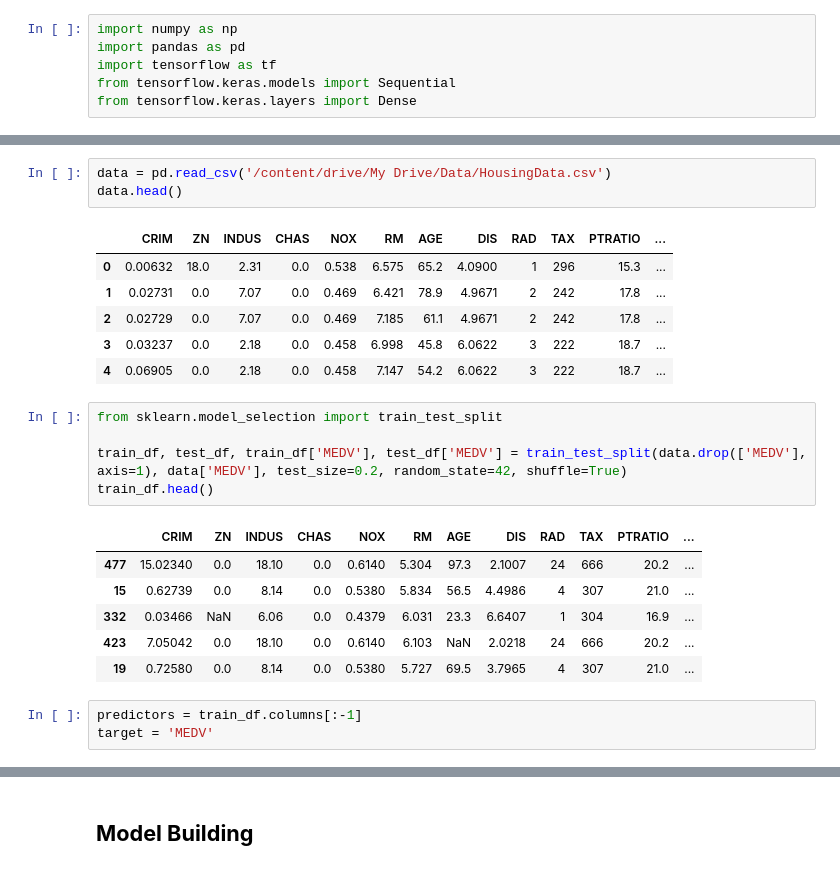
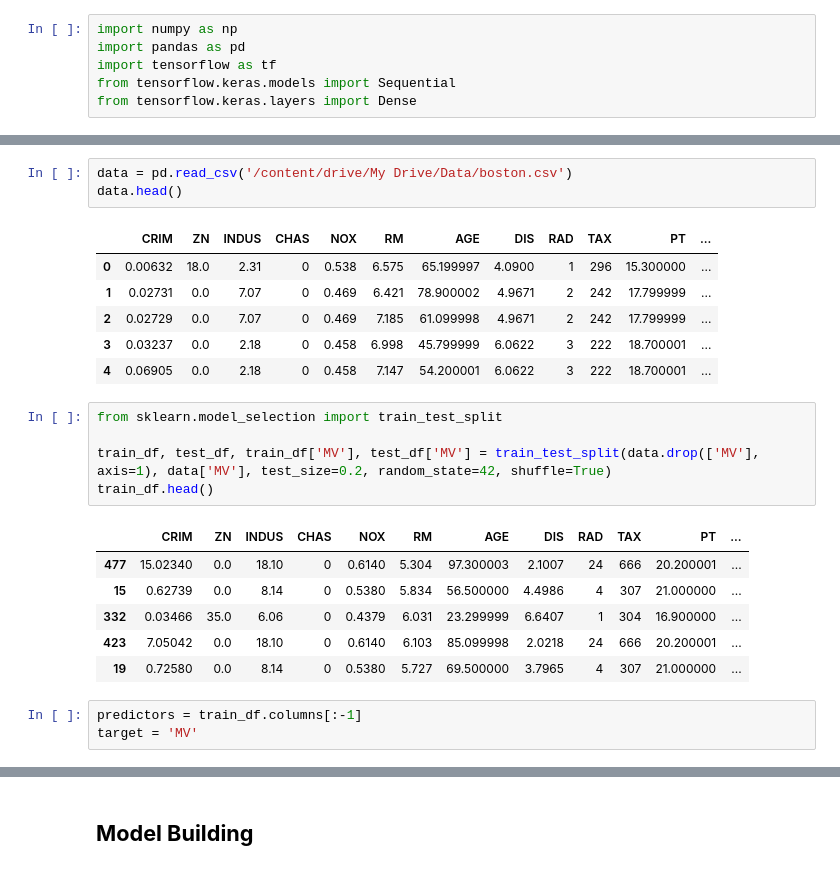
Before and after one commit to pravallika-1305/WISE_ML, a Jupyter notebook: ANN.ipynb, the cells around one changed output, grey strips where cells are left out. Saved outputs shown, nothing was run; the diff lists cells and outputs as text.

```diff
--- a/ANN.ipynb
+++ b/ANN.ipynb
@@ -14,28 +14,28 @@ Mounted at /content/drive
 # %%
-data = pd.read_csv('/content/drive/My Drive/Data/HousingData.csv')
+data = pd.read_csv('/content/drive/My Drive/Data/boston.csv')
 data.head()
 # %% [output]
-|  | CRIM | ZN | INDUS | CHAS | NOX | RM | AGE | DIS | RAD | TAX | PTRATIO | ... |
-| 0 | 0.00632 | 18.0 | 2.31 | 0.0 | 0.538 | 6.575 | 65.2 | 4.0900 | 1 | 296 | 15.3 | ... |
-| 1 | 0.02731 | 0.0 | 7.07 | 0.0 | 0.469 | 6.421 | 78.9 | 4.9671 | 2 | 242 | 17.8 | ... |
-| 2 | 0.02729 | 0.0 | 7.07 | 0.0 | 0.469 | 7.185 | 61.1 | 4.9671 | 2 | 242 | 17.8 | ... |
-| 3 | 0.03237 | 0.0 | 2.18 | 0.0 | 0.458 | 6.998 | 45.8 | 6.0622 | 3 | 222 | 18.7 | ... |
-| 4 | 0.06905 | 0.0 | 2.18 | 0.0 | 0.458 | 7.147 | 54.2 | 6.0622 | 3 | 222 | 18.7 | ... |
+|  | CRIM | ZN | INDUS | CHAS | NOX | RM | AGE | DIS | RAD | TAX | PT | ... |
+| 0 | 0.00632 | 18.0 | 2.31 | 0 | 0.538 | 6.575 | 65.199997 | 4.0900 | 1 | 296 | 15.300000 | ... |
+| 1 | 0.02731 | 0.0 | 7.07 | 0 | 0.469 | 6.421 | 78.900002 | 4.9671 | 2 | 242 | 17.799999 | ... |
+| 2 | 0.02729 | 0.0 | 7.07 | 0 | 0.469 | 7.185 | 61.099998 | 4.9671 | 2 | 242 | 17.799999 | ... |
+| 3 | 0.03237 | 0.0 | 2.18 | 0 | 0.458 | 6.998 | 45.799999 | 6.0622 | 3 | 222 | 18.700001 | ... |
+| 4 | 0.06905 | 0.0 | 2.18 | 0 | 0.458 | 7.147 | 54.200001 | 6.0622 | 3 | 222 | 18.700001 | ... |
 # %%
 from sklearn.model_selection import train_test_split
 
-train_df, test_df, train_df['MEDV'], test_df['MEDV'] = train_test_split(data.drop(['MEDV'], axis=1), data['MEDV'], test_size=0.2, random_state=42, shuffle=True)
+train_df, test_df, train_df['MV'], test_df['MV'] = train_test_split(data.drop(['MV'], axis=1), data['MV'], test_size=0.2, random_state=42, shuffle=True)
 train_df.head()
 # %% [output]
-|  | CRIM | ZN | INDUS | CHAS | NOX | RM | AGE | DIS | RAD | TAX | PTRATIO | ... |
-| 477 | 15.02340 | 0.0 | 18.10 | 0.0 | 0.6140 | 5.304 | 97.3 | 2.1007 | 24 | 666 | 20.2 | ... |
-| 15 | 0.62739 | 0.0 | 8.14 | 0.0 | 0.5380 | 5.834 | 56.5 | 4.4986 | 4 | 307 | 21.0 | ... |
-| 332 | 0.03466 | NaN | 6.06 | 0.0 | 0.4379 | 6.031 | 23.3 | 6.6407 | 1 | 304 | 16.9 | ... |
-| 423 | 7.05042 | 0.0 | 18.10 | 0.0 | 0.6140 | 6.103 | NaN | 2.0218 | 24 | 666 | 20.2 | ... |
-| 19 | 0.72580 | 0.0 | 8.14 | 0.0 | 0.5380 | 5.727 | 69.5 | 3.7965 | 4 | 307 | 21.0 | ... |
+|  | CRIM | ZN | INDUS | CHAS | NOX | RM | AGE | DIS | RAD | TAX | PT | ... |
+| 477 | 15.02340 | 0.0 | 18.10 | 0 | 0.6140 | 5.304 | 97.300003 | 2.1007 | 24 | 666 | 20.200001 | ... |
+| 15 | 0.62739 | 0.0 | 8.14 | 0 | 0.5380 | 5.834 | 56.500000 | 4.4986 | 4 | 307 | 21.000000 | ... |
+| 332 | 0.03466 | 35.0 | 6.06 | 0 | 0.4379 | 6.031 | 23.299999 | 6.6407 | 1 | 304 | 16.900000 | ... |
+| 423 | 7.05042 | 0.0 | 18.10 | 0 | 0.6140 | 6.103 | 85.099998 | 2.0218 | 24 | 666 | 20.200001 | ... |
+| 19 | 0.72580 | 0.0 | 8.14 | 0 | 0.5380 | 5.727 | 69.500000 | 3.7965 | 4 | 307 | 21.000000 | ... |
 # %%
 predictors = train_df.columns[:-1]
-target = 'MEDV'
+target = 'MV'
 # %%
 from sklearn.preprocessing import MinMaxScaler
 
```
Also changed, not shown: parts of 7 cells of this notebook.
